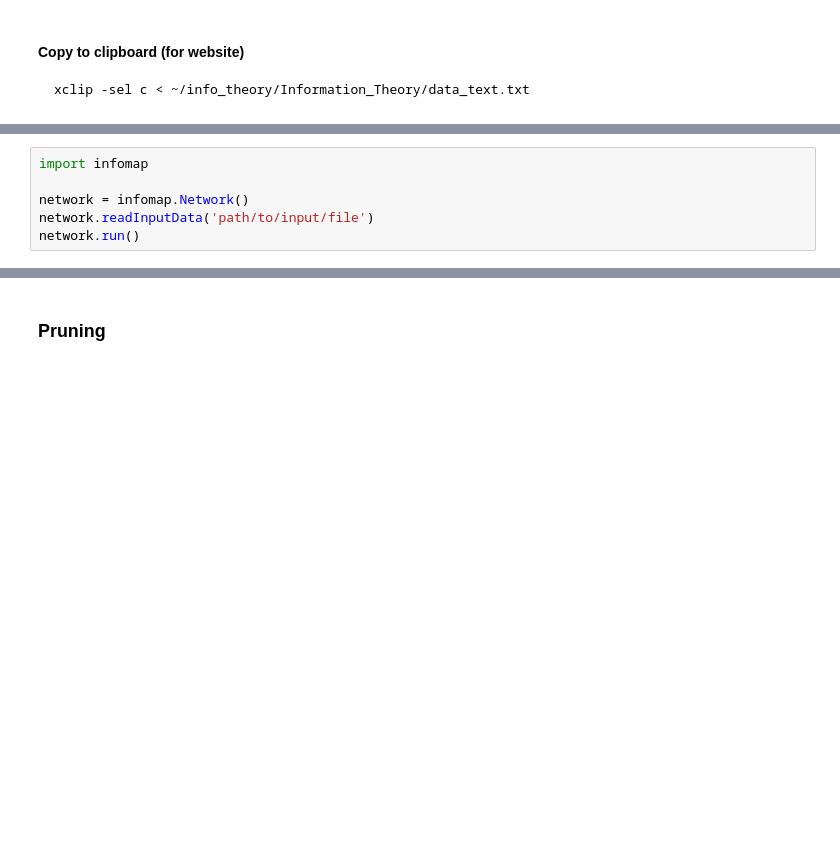
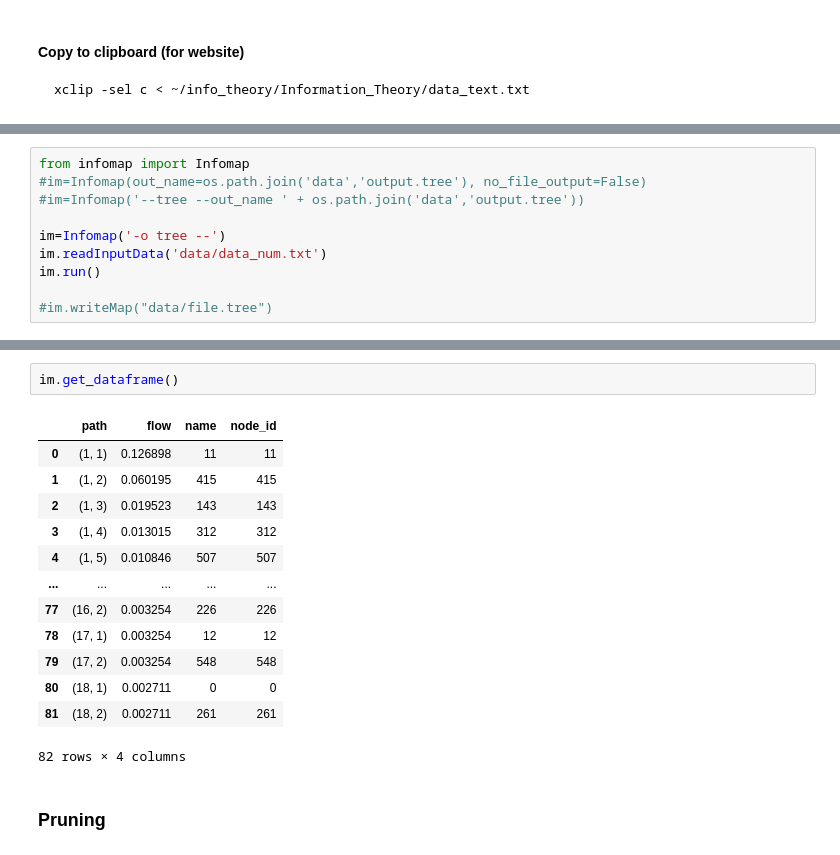
Before and after one commit to jjackson1994/Infomap_for_Ashu_Forest_Pollination_Network, a Jupyter notebook: Infomap_Plants_Pollinators_Project_Jake.ipynb, the cells around one changed output, grey strips where cells are left out. Saved outputs shown, nothing was run; the diff lists cells and outputs as text; blank space fills up the shorter version.

Commit message:
added more data

```diff
--- a/Infomap_Plants_Pollinators_Project_Jake.ipynb
+++ b/Infomap_Plants_Pollinators_Project_Jake.ipynb
@@ -182,6 +193,10 @@ xclip -sel c < ~/info_theory/Information_Theory/data_text.txt
 # %%
-import infomap
+from infomap import Infomap
+#im=Infomap(out_name=os.path.join('data','output.tree'), no_file_output=False)
+#im=Infomap('--tree --out_name ' + os.path.join('data','output.tree'))
 
-network = infomap.Network()
-network.readInputData('path/to/input/file')
-network.run()
+im=Infomap('-o tree --')
+im.readInputData('data/data_num.txt')
+im.run()
+
+#im.writeMap("data/file.tree")
@@ -188,3 +241,19 @@ network.run()
+# %%
+im.get_dataframe()
+# %% [output]
+|  | path | flow | name | node_id |
+| 0 | (1, 1) | 0.126898 | 11 | 11 |
+| 1 | (1, 2) | 0.060195 | 415 | 415 |
+| 2 | (1, 3) | 0.019523 | 143 | 143 |
+| 3 | (1, 4) | 0.013015 | 312 | 312 |
+| 4 | (1, 5) | 0.010846 | 507 | 507 |
+| ... | ... | ... | ... | ... |
+| 77 | (16, 2) | 0.003254 | 226 | 226 |
+| 78 | (17, 1) | 0.003254 | 12 | 12 |
+| 79 | (17, 2) | 0.003254 | 548 | 548 |
+| 80 | (18, 1) | 0.002711 | 0 | 0 |
+| 81 | (18, 2) | 0.002711 | 261 | 261 |
+82 rows × 4 columns
 # %% [markdown]
 ### Pruning
 # %%
```
Also changed, not shown: parts of 7 cells of this notebook, 12 other files.
